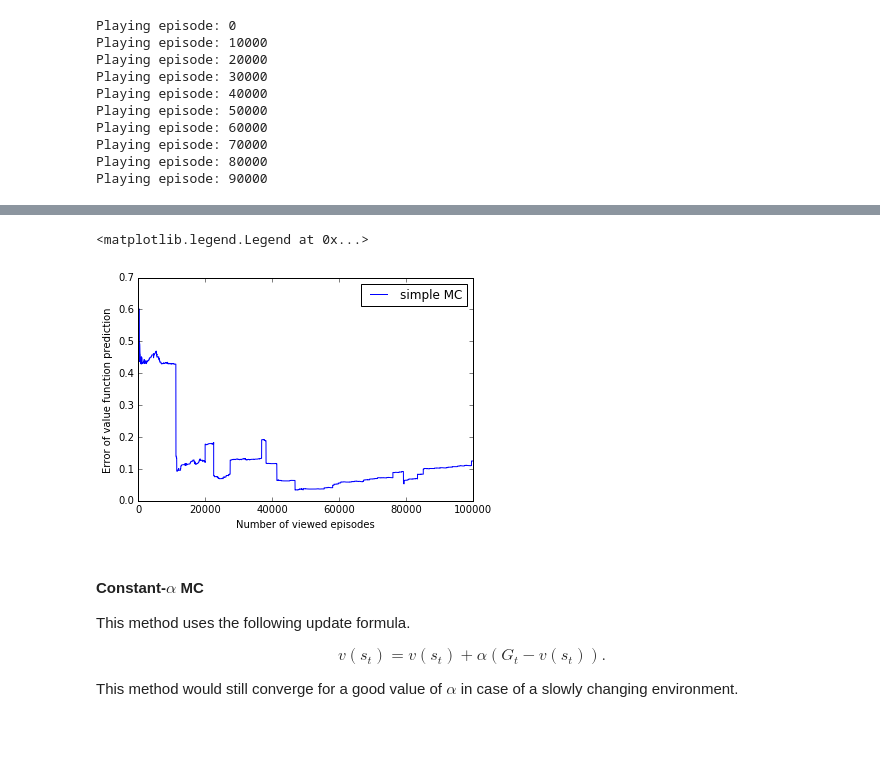
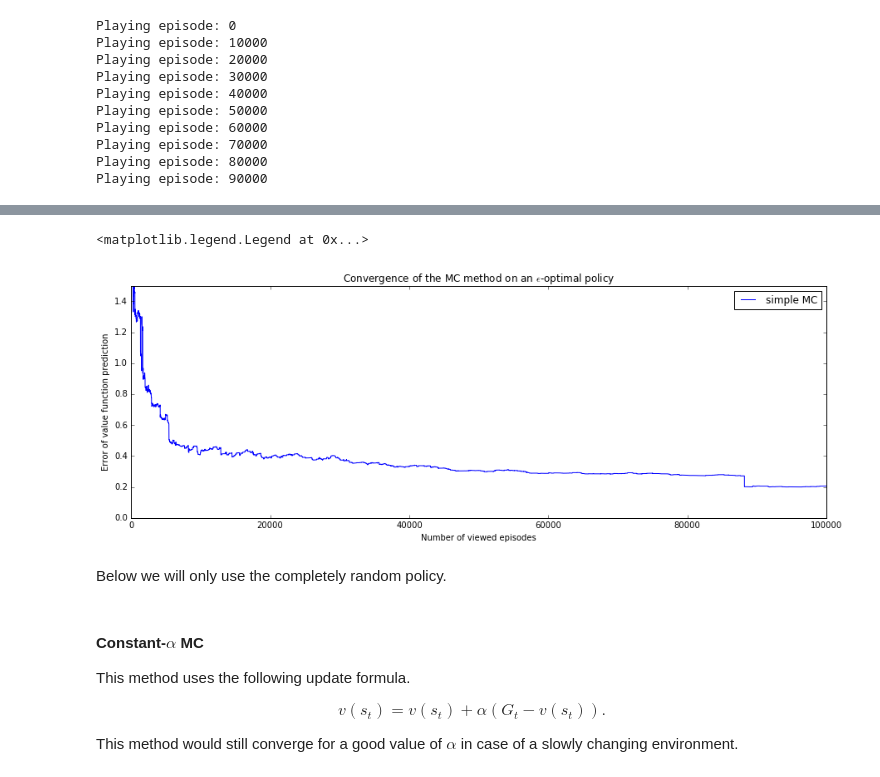
Before and after one commit to izmailovpavel/rl-seminar, a Jupyter notebook: mipt_course/4_MC_TD/MC_TD.ipynb, the cells around one changed output, grey strips where cells are left out. Drawn from its saved outputs; the diff is of its cells as text; code cells hidden in the pictures; blank space fills up the shorter version.

```diff
--- a/mipt_course/4_MC_TD/MC_TD.ipynb
+++ b/mipt_course/4_MC_TD/MC_TD.ipynb
@@ -88,5 +76,5 @@ true_v = np.load('true_value.npy')
 # %%
-def MC(n_runs, print_freq=0.1, v0=None, true_v=None):
+def MC(n_runs, print_freq=0.1, v0=None, true_v=None, policy=None):
     norms = []
     v = v0 or np.zeros((env.nS, 1))
     n_visited = np.zeros_like(v)
@@ -101,7 +89,10 @@ def MC(n_runs, print_freq=0.1, v0=None, true_v=None):
             print('Playing episode:', i_episode)
 
         for t in range(500):
-            action = env.action_space.sample()
+            if policy is None:
+                action = env.action_space.sample()
+            else:
+                action = np.random.choice(env.nA, p=eps_optimal_policy[observation])
             observation, reward, done, info = env.step(action)
             visited_cur[observation] = 1
             if done:
@@ -131,0 +147,3 @@ Playing episode: 90000
+# %%
+eps_optimal_policy = np.load('eps_opt_pi.npy')
+eps_optimal_v = np.load('eps_opt_v.npy')
@@ -137,0 +159,2 @@ plt.colorbar()
+# %%
+v_opt_mc, norms_opt_mc = MC(n_runs=100000, true_v=eps_optimal_v, policy=eps_optimal_policy)
@@ -138,8 +172,11 @@ plt.colorbar()
 # %%
-plt.plot(norms, label='simple MC')
+plt.figure(figsize=(15, 5))
+plt.plot(norms_opt_mc, label='simple MC')
 plt.ylabel('Error of value function prediction')
 plt.xlabel('Number of viewed episodes')
+plt.ylim([0., 1.5])
+plt.title('Convergence of the MC method on an $\epsilon$-optimal policy')
 plt.legend()
 # %% [output]
 <matplotlib.legend.Legend at 0x...>
-[figure, old version]
+[figure, new version]
@@ -148,3 +183,5 @@ simple_mc_norms = norms
+# %% [markdown]
+Below we will only use the completely random policy.
 # %% [markdown]
 #### Constant-$\alpha$ MC
 
```
Also changed, not shown: parts of 39 cells of this notebook, 4 other files.
